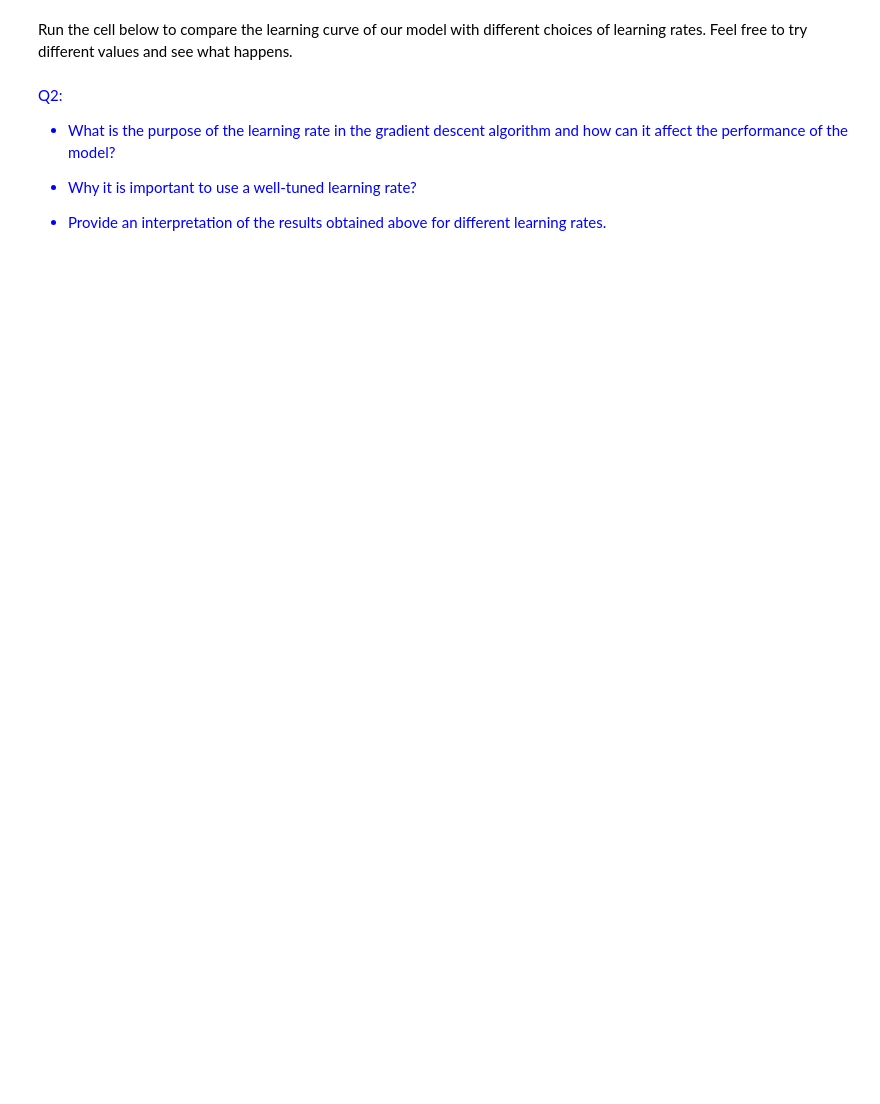
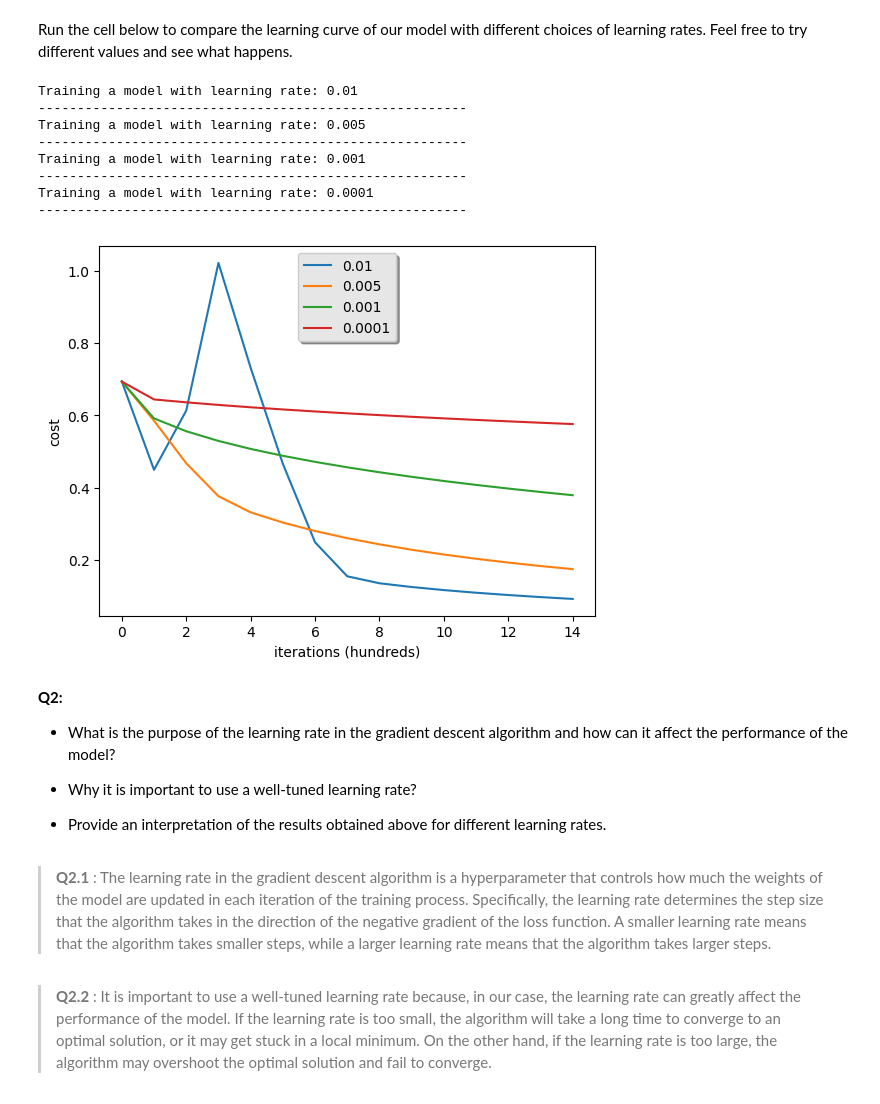
Before and after one commit to FenrirWolf4566/TP-AA-DeepLearning, a Jupyter notebook: TP5_Logistic Regression as a Neural Network_vstudent.ipynb, the cells around one changed output. Drawn from its saved outputs; the diff is of its cells as text; code cells hidden in the pictures; blank space fills up the shorter version.

```diff
--- a/TP5_Logistic Regression as a Neural Network_vstudent.ipynb
+++ b/TP5_Logistic Regression as a Neural Network_vstudent.ipynb
@@ -380,14 +415,15 @@ def predict(w, b, X):
 
     Y_prediction = np.zeros((1, m))
 
-    # TODO Compute vector Z containing the logits for each example
-    # Z = ...
+    # Compute vector Z containing the logits for each example
+    Z = np.dot(w.T, X) + b
 
-    # TODO Compute vector A containing the predicted probabilities for each example
-    # A = ...
+    # Compute vector A containing the predicted probabilities for each example
+    A = sigmoid(Z)
 
-    # TODO Convert probabilities to actual predictions
-    # Y_prediction = ...
+    # Convert probabilities to actual predictions
+    # Transform into label 1 if the value il > 0.5, else 0
+    Y_prediction = np.where(A > 0.5, 1, 0)
 
     return Y_prediction
 # %%
@@ -466,27 +546,36 @@ print ("y = " + str(test_set_y[0,index]) + ", you predicted that it is a \"" + c
 
 Run the cell below to compare the learning curve of our model with different choices of learning rates. Feel free to try different values and see what happens.
 # %%
-learning_rates = [0.01, 0.001, 0.0001]
+learning_rates = [0.01, 0.005, 0.001, 0.0001]
 models = {}
 
 for lr in learning_rates:
     print ("Training a model with learning rate: " + str(lr))
-    models[str(lr)] = model(train_set_x, train_set_y, test_set_x, test_set_y, num_iterations=1500, learning_rate=lr, print_cost=False)
+    models[str(lr)] = model(train_set_x_flatten, train_set_y, test_set_x_flatten, test_set_y, num_iterations=1500, learning_rate=lr, print_cost=False)
     print ("-------------------------------------------------------")
 
 for lr in learning_rates:
     plt.plot(np.squeeze(models[str(lr)]["costs"]), label=str(models[str(lr)]["learning_rate"]))
 
 plt.ylabel('cost')
 plt.xlabel('iterations (hundreds)')
 
 legend = plt.legend(loc='upper center', shadow=True)
 frame = legend.get_frame()
 frame.set_facecolor('0.90')
 plt.show()
+# %% [output]
+Training a model with learning rate: 0.01
+-------------------------------------------------------
+Training a model with learning rate: 0.005
+-------------------------------------------------------
+Training a model with learning rate: 0.001
+-------------------------------------------------------
+Training a model with learning rate: 0.0001
+-------------------------------------------------------
+[figure, added]
 # %% [markdown]
-<font color='blue'>
-<font color='blue'>  Q2:
+**Q2:**
 
 * What is the purpose of the learning rate in the gradient descent algorithm and how can it affect the performance of the model?
 
@@ -494,3 +583,7 @@ plt.show()
 
 
 * Provide an interpretation of the results obtained above for different learning rates.
+# %% [markdown]
+> **Q2.1** : The learning rate in the gradient descent algorithm is a hyperparameter that controls how much the weights of the model are updated in each iteration of the training process. Specifically, the learning rate determines the step size that the algorithm takes in the direction of the negative gradient of the loss function. A smaller learning rate means that the algorithm takes smaller steps, while a larger learning rate means that the algorithm takes larger steps.
+# %% [markdown]
+> **Q2.2** : It is important to use a well-tuned learning rate because, in our case, the learning rate can greatly affect the performance of the model. If the learning rate is too small, the algorithm will take a long time to converge to an optimal solution, or it may get stuck in a local minimum. On the other hand, if the learning rate is too large, the algorithm may overshoot the optimal solution and fail to converge.
```
Also changed, not shown: parts of 21 cells of this notebook.
